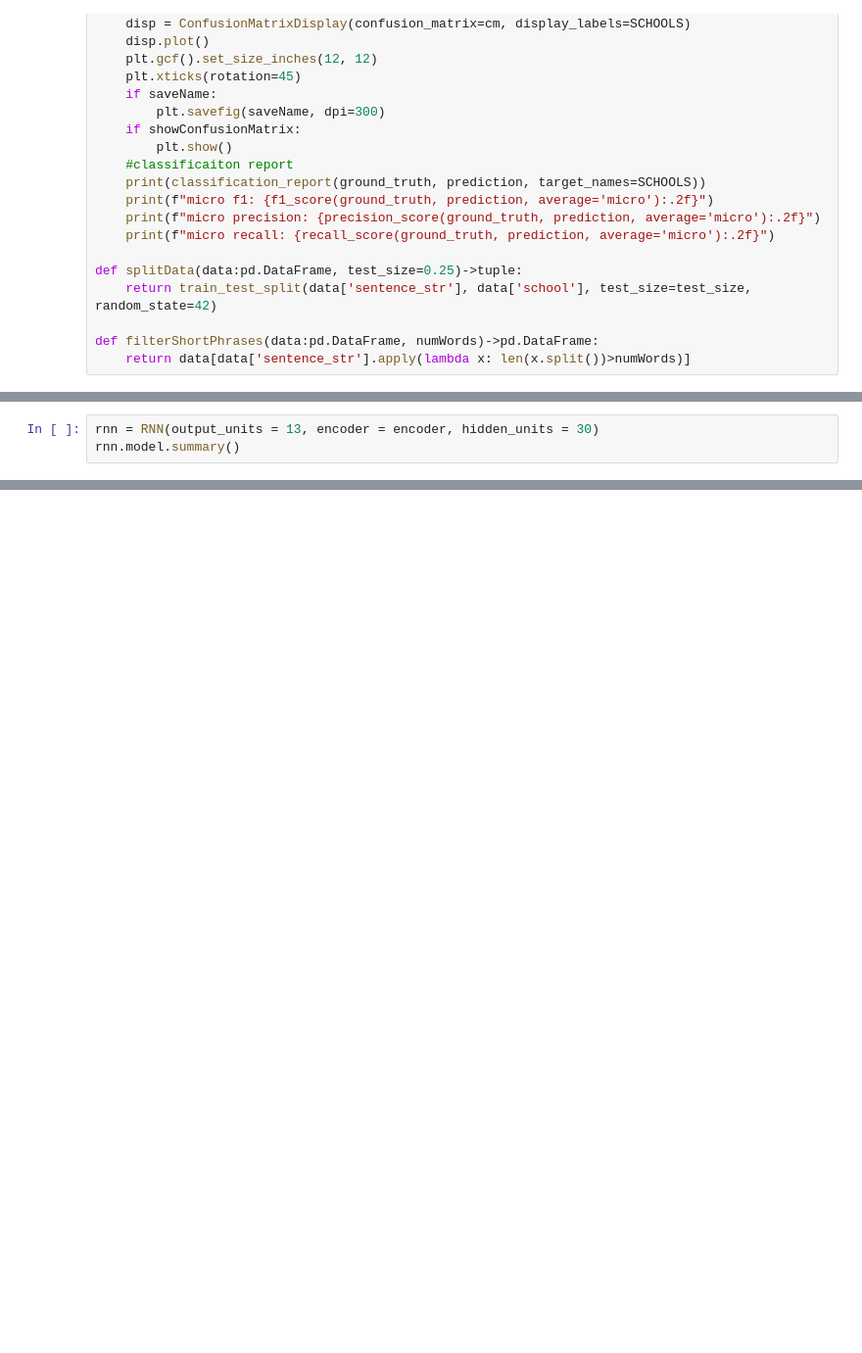
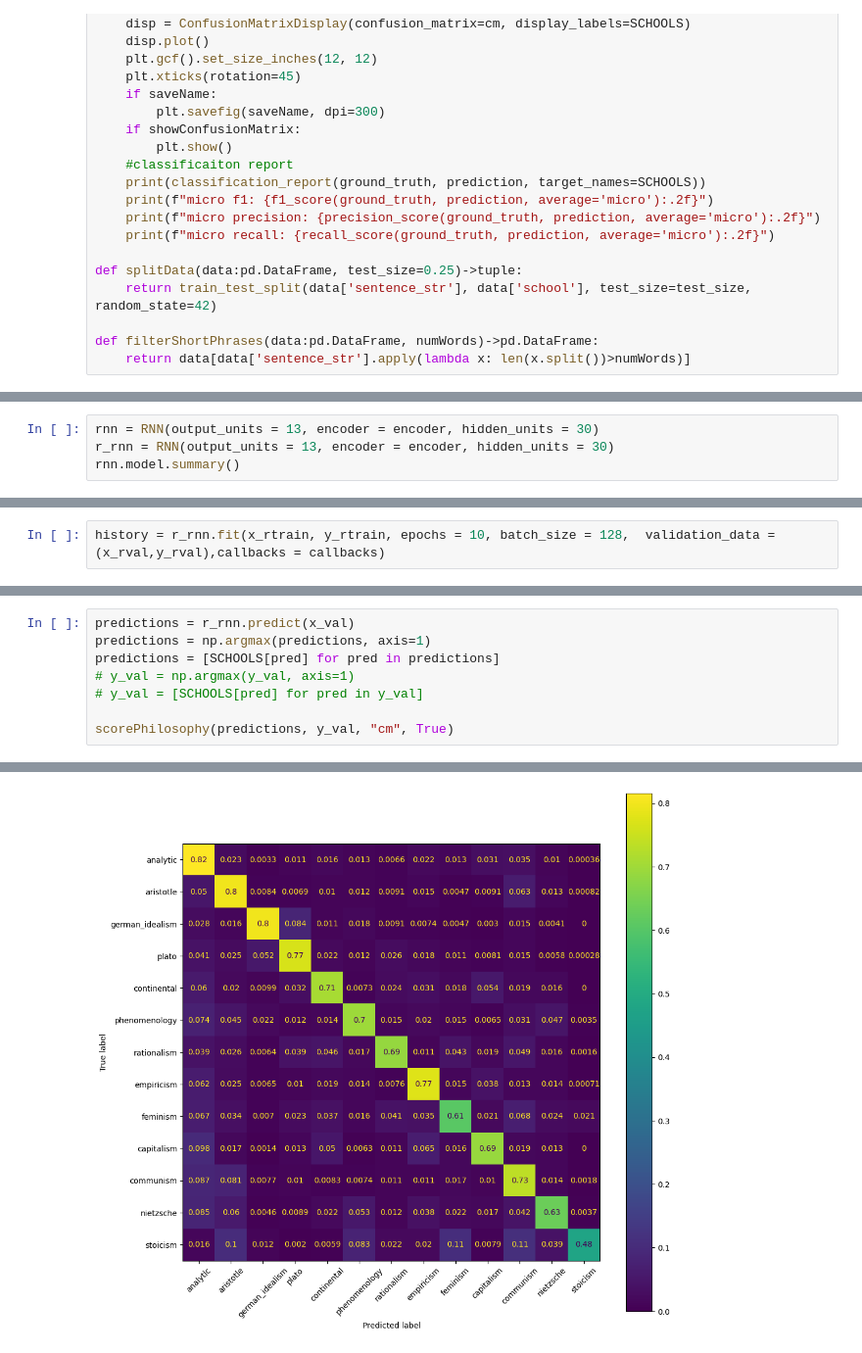
Before and after one commit to giordanoscerra/ProjectAthena, a Jupyter notebook: rnn/rnn.ipynb, the cells around one changed output, grey strips where cells are left out. Shown at 98% size. Drawn from its saved outputs; the diff is of its cells as text; blank space fills up the shorter version.

```diff
--- a/rnn/rnn.ipynb
+++ b/rnn/rnn.ipynb
@@ -187,5 +217,6 @@ encoder = TextVectorization(max_tokens=len(unique_words), output_mode='int', pad
 encoder.adapt(list(unique_words))
 # %%
 rnn = RNN(output_units = 13, encoder = encoder, hidden_units = 30)
+r_rnn = RNN(output_units = 13, encoder = encoder, hidden_units = 30)
 rnn.model.summary()
 # %% [output]
@@ -212,0 +267,2 @@ history = rnn.fit(x_train, y_train, epochs = 3, batch_size = 128,  validation_da
+# %%
+history = r_rnn.fit(x_rtrain, y_rtrain, epochs = 10, batch_size = 128,  validation_data = (x_rval,y_rval),callbacks = callbacks)
@@ -240,0 +313,9 @@ micro recall: 0.78
+# %%
+predictions = r_rnn.predict(x_val)
+predictions = np.argmax(predictions, axis=1)
+predictions = [SCHOOLS[pred] for pred in predictions]
+# y_val = np.argmax(y_val, axis=1)
+# y_val = [SCHOOLS[pred] for pred in y_val]
+
+scorePhilosophy(predictions, y_val, "cm", True)
+# %% [output]
@@ -240,0 +323 @@ micro recall: 0.78
+[figure, added]
```
Also changed, not shown: parts of 15 cells of this notebook, 1 other file.
